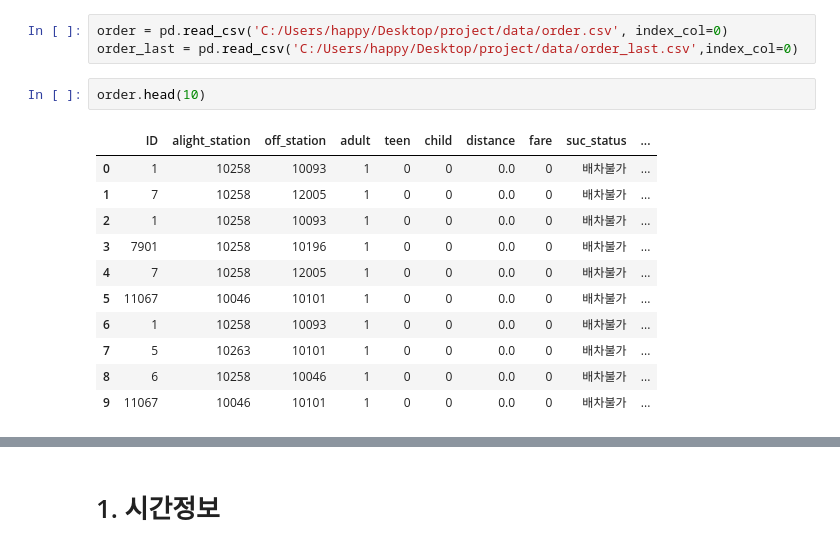
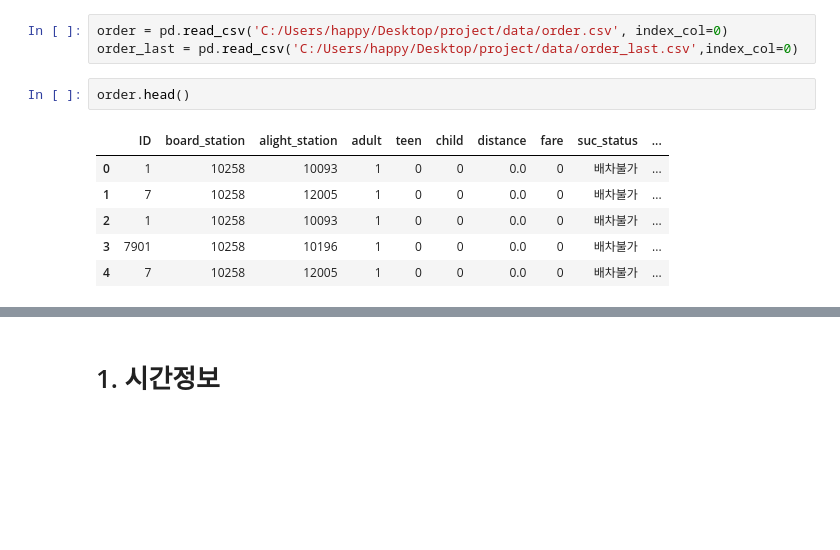
Before and after one commit to green-jade/iMOD-analysis, a Jupyter notebook: Analysis.ipynb, the cells around one changed output, grey strips where cells are left out. Cells and saved outputs as stored; diff of their text form; blank space fills up the shorter version.

```diff
--- a/Analysis.ipynb
+++ b/Analysis.ipynb
@@ -8,19 +8,14 @@ import seaborn as sns
 order = pd.read_csv('C:/Users/happy/Desktop/project/data/order.csv', index_col=0)
 order_last = pd.read_csv('C:/Users/happy/Desktop/project/data/order_last.csv',index_col=0)
 # %%
-order.head(10)
+order.head()
 # %% [output]
-|  | ID | alight_station | off_station | adult | teen | child | distance | fare | suc_status | ... |
+|  | ID | board_station | alight_station | adult | teen | child | distance | fare | suc_status | ... |
 | 0 | 1 | 10258 | 10093 | 1 | 0 | 0 | 0.0 | 0 | 배차불가 | ... |
 | 1 | 7 | 10258 | 12005 | 1 | 0 | 0 | 0.0 | 0 | 배차불가 | ... |
 | 2 | 1 | 10258 | 10093 | 1 | 0 | 0 | 0.0 | 0 | 배차불가 | ... |
 | 3 | 7901 | 10258 | 10196 | 1 | 0 | 0 | 0.0 | 0 | 배차불가 | ... |
 | 4 | 7 | 10258 | 12005 | 1 | 0 | 0 | 0.0 | 0 | 배차불가 | ... |
-| 5 | 11067 | 10046 | 10101 | 1 | 0 | 0 | 0.0 | 0 | 배차불가 | ... |
-| 6 | 1 | 10258 | 10093 | 1 | 0 | 0 | 0.0 | 0 | 배차불가 | ... |
-| 7 | 5 | 10263 | 10101 | 1 | 0 | 0 | 0.0 | 0 | 배차불가 | ... |
-| 8 | 6 | 10258 | 10046 | 1 | 0 | 0 | 0.0 | 0 | 배차불가 | ... |
-| 9 | 11067 | 10046 | 10101 | 1 | 0 | 0 | 0.0 | 0 | 배차불가 | ... |
 # %%
 # column 별 null 값 갯수
 order.isnull().sum()
```
Also changed, not shown: parts of 3 cells of this notebook, 1 other file.
